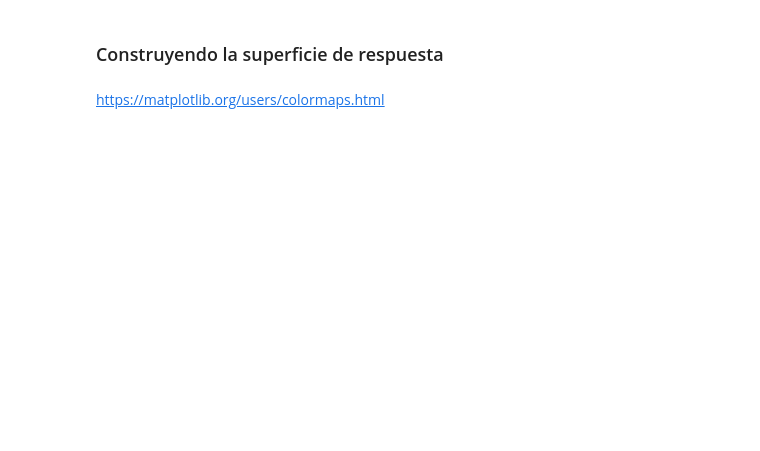
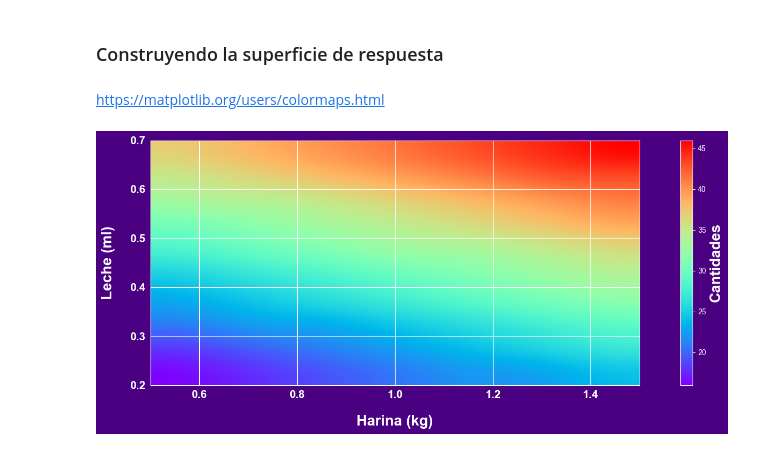
Before and after one commit to Wanves/PythonDataScience, a Jupyter notebook: Análisis de experimentos pruebas, mapas de colores y análisis de datos/Análisis_de_experimentos.ipynb, the cells around one changed output. Drawn from its saved outputs; the diff is of its cells as text; code cells hidden in the pictures; blank space fills up the shorter version.

```diff
--- a/Análisis de experimentos pruebas, mapas de colores y análisis de datos/Análisis_de_experimentos.ipynb
+++ b/Análisis de experimentos pruebas, mapas de colores y análisis de datos/Análisis_de_experimentos.ipynb
@@ -491,2 +495,15 @@ Relacionar el coeficiente de correlación R2 con la calidad del ajuste y con los
 # %% [markdown]
 ### Definiendo la función
+# %%
+def modelo_receta(x_h, x_l):
+    limite_normalizado = [-1, + 1]
+    limite_harina = [0.5, 1.5]
+    limite_leche = [0.2, 0.7]
+
+    x_h_convertido = np.interp(x_h, limite_harina, limite_normalizado)
+    x_l_convertido = np.interp(x_l, limite_leche, limite_normalizado)
+
+    cantidades = parametros['Intercept'] + parametros['Harina'] * x_h_convertido + parametros['Leche'] * x_l_convertido
+    return round(cantidades)
+
+modelo_receta(0.5, 0.2)
@@ -514,0 +530,3 @@ Relacionar el coeficiente de correlación R2 con la calidad del ajuste y con los
+# %%
+x_harina = np.linspace(start=0.5, stop=1.5, num=10)
+x_harina
@@ -514,0 +536,3 @@ Relacionar el coeficiente de correlación R2 con la calidad del ajuste y con los
+# %%
+x_leche = np.linspace(start=0.2, stop=0.7, num=10)
+x_leche
@@ -514,0 +542,7 @@ Relacionar el coeficiente de correlación R2 con la calidad del ajuste y con los
+# %%
+puntos = []
+for cont1 in x_harina:
+    temp=[]
+    for cont2 in x_leche:
+        temp.append(modelo_receta(cont1, cont2))
+    puntos.append(temp)
@@ -517,2 +566,21 @@ Relacionar el coeficiente de correlación R2 con la calidad del ajuste y con los
 # %% [markdown]
 https://matplotlib.org/users/colormaps.html
+# %%
+def mapa_de_color():
+    plt.figure(figsize=(20,6), facecolor='indigo')
+    plt.xlabel('Harina (kg)', size=20, color='w', fontweight='bold', labelpad=20)
+    plt.ylabel('Leche (ml)', size=20, color='w', fontweight='bold', labelpad=20)
+    plt.xticks(color='w', fontweight='bold', size=15)
+    plt.yticks(color='w', fontweight='bold', size=15)
+    mapa_color = plt.imshow(puntos, origin='lower',cmap=cm.rainbow, interpolation='quadric', extent=(0.5,1.5, 0.2, 0.7))
+    sm = plt.colorbar(mapa_color)
+    sm.set_label('Cantidades', color='w', fontweight='bold', size=20)
+
+    # Set colorbar ticks and labels to white
+    sm.ax.yaxis.label.set_color('white')
+    sm.ax.tick_params(colors='white')
+
+    plt.show()
+mapa_de_color()
+# %% [output]
+[figure, added]
```
Also changed, not shown: parts of 16 cells of this notebook.
